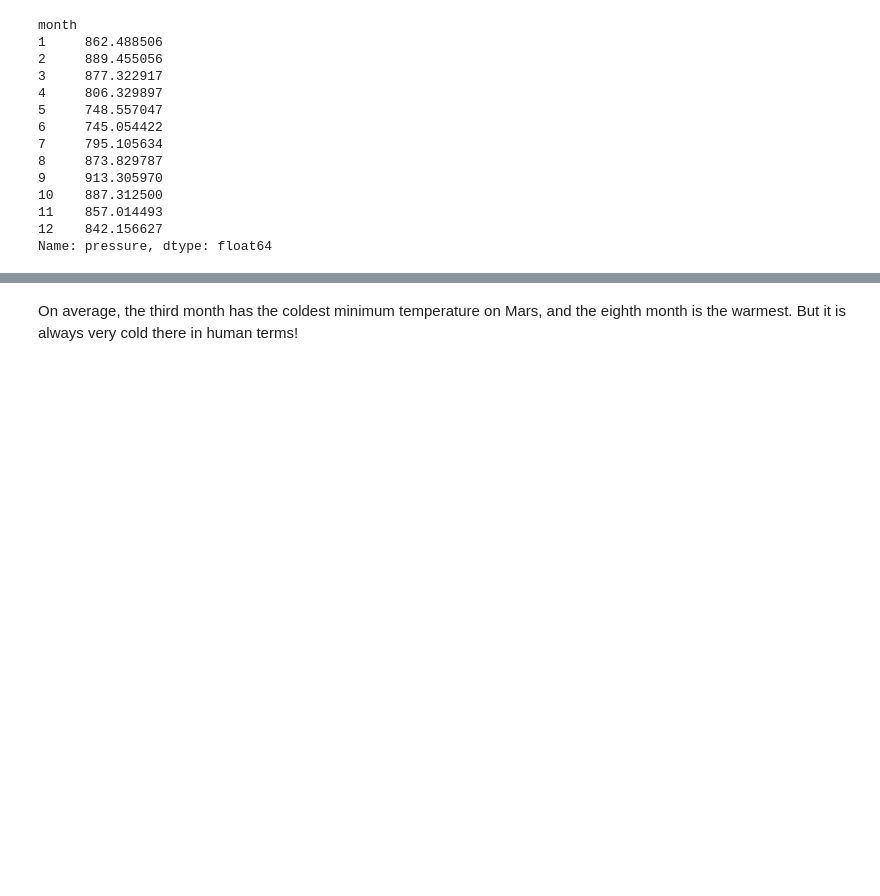
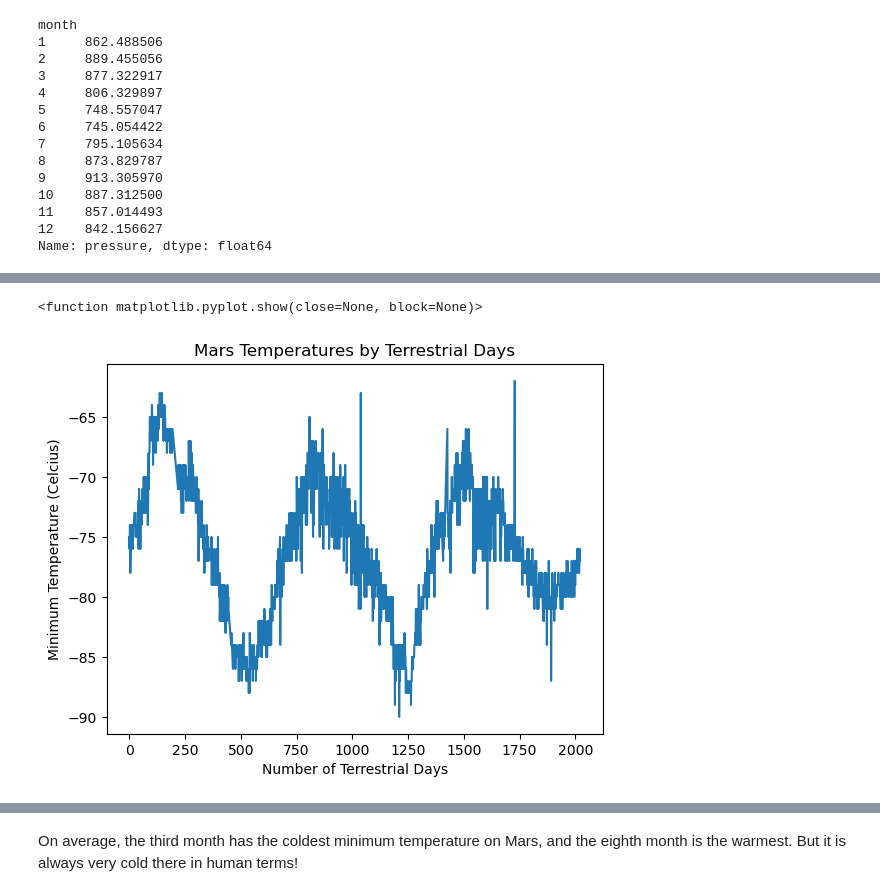
Before and after one commit to stephanielabelle/web-scraping, a Jupyter notebook: part_2_mars_weather.ipynb, the cells around one changed output, grey strips where cells are left out. Saved outputs shown, nothing was run; the diff lists cells and outputs as text; code cells hidden in the pictures; blank space fills up the shorter version.

```diff
--- a/part_2_mars_weather.ipynb
+++ b/part_2_mars_weather.ipynb
@@ -233,0 +221,22 @@ Name: pressure, dtype: float64
+# %%
+# 5. How many terrestrial (earth) days are there in a Martian year?
+
+# Finding the difference in days between 'terrestrial_date' and first 'terrestrial_date' entry
+earth_dates = df["terrestrial_date"]
+earth_day_change=[]
+for x in range(len(earth_dates)):
+    diff = earth_dates[x]-earth_dates[0]
+    diff_day = diff.days
+    earth_day_change.append(diff_day)
+
+# Plotting "min_temp" vs "terrestrial_date" change
+x_val = earth_day_change
+y_val = df['min_temp']
+plt.plot(x_val, y_val)
+plt.xlabel("Number of Terrestrial Days")
+plt.ylabel("Minimum Temperature (Celcius)")
+plt.title("Mars Temperatures by Terrestrial Days")
+plt.show
+# %% [output]
+<function matplotlib.pyplot.show(close=None, block=None)>
+[figure, added]
```
Also changed, not shown: parts of 8 cells of this notebook, 1 other file.
